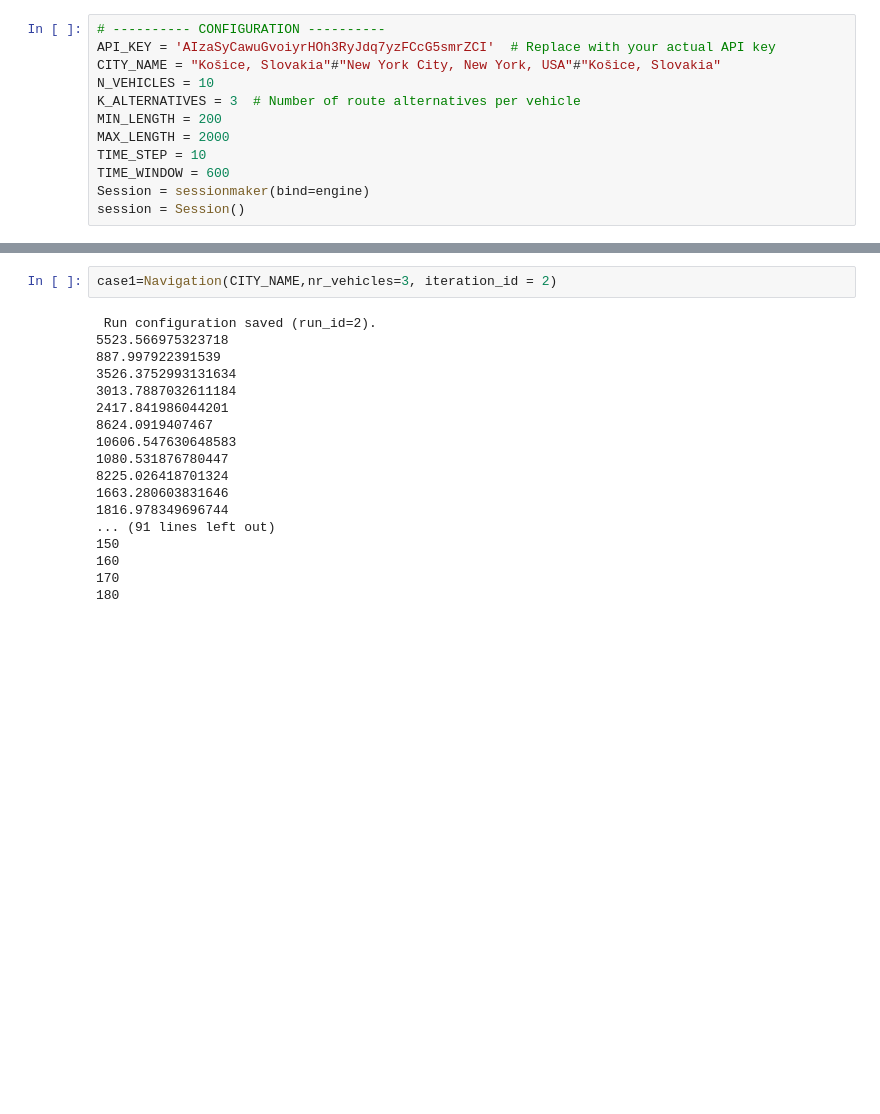
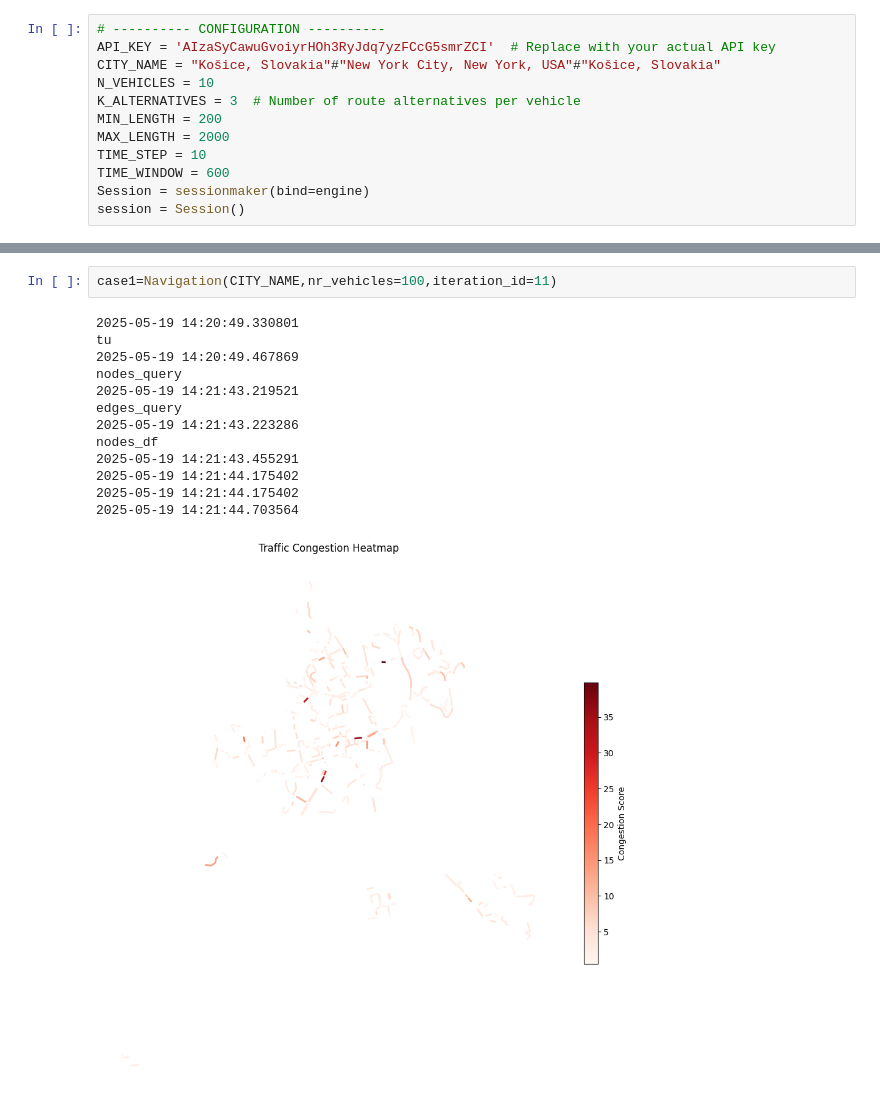
Before and after one commit to rusnakrenata/qa_mtc, a Jupyter notebook: src/aaa___rr.ipynb, the cells around one changed output, grey strips where cells are left out. Drawn from its saved outputs; the diff is of its cells as text; blank space fills up the shorter version.

```diff
--- a/src/aaa___rr.ipynb
+++ b/src/aaa___rr.ipynb
@@ -660,20 +771,16 @@ class Navigation():
 # %%
-case1=Navigation(CITY_NAME,nr_vehicles=3, iteration_id = 2)
+case1=Navigation(CITY_NAME,nr_vehicles=100,iteration_id=11)
 # %% [output]
- Run configuration saved (run_id=2).
-5523.566975323718
-887.997922391539
-3526.3752993131634
-3013.7887032611184
-2417.841986044201
-8624.0919407467
-10606.547630648583
-1080.531876780447
-8225.026418701324
-1663.280603831646
-1816.978349696744
-... (91 lines left out)
-150
-160
-170
-180
+2025-05-19 14:20:49.330801
+tu
+2025-05-19 14:20:49.467869
+nodes_query
+2025-05-19 14:21:43.219521
+edges_query
+2025-05-19 14:21:43.223286
+nodes_df
+2025-05-19 14:21:43.455291
+2025-05-19 14:21:44.175402
+2025-05-19 14:21:44.175402
+2025-05-19 14:21:44.703564
+[figure, added]
```
Also changed, not shown: parts of 6 cells of this notebook, 3 other files.
